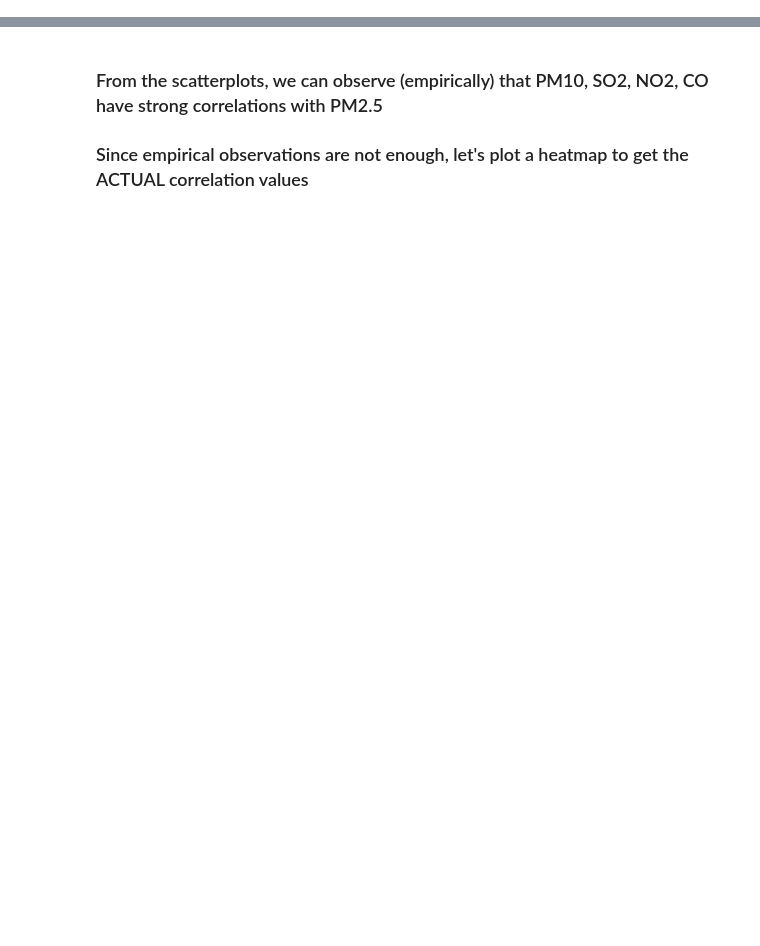
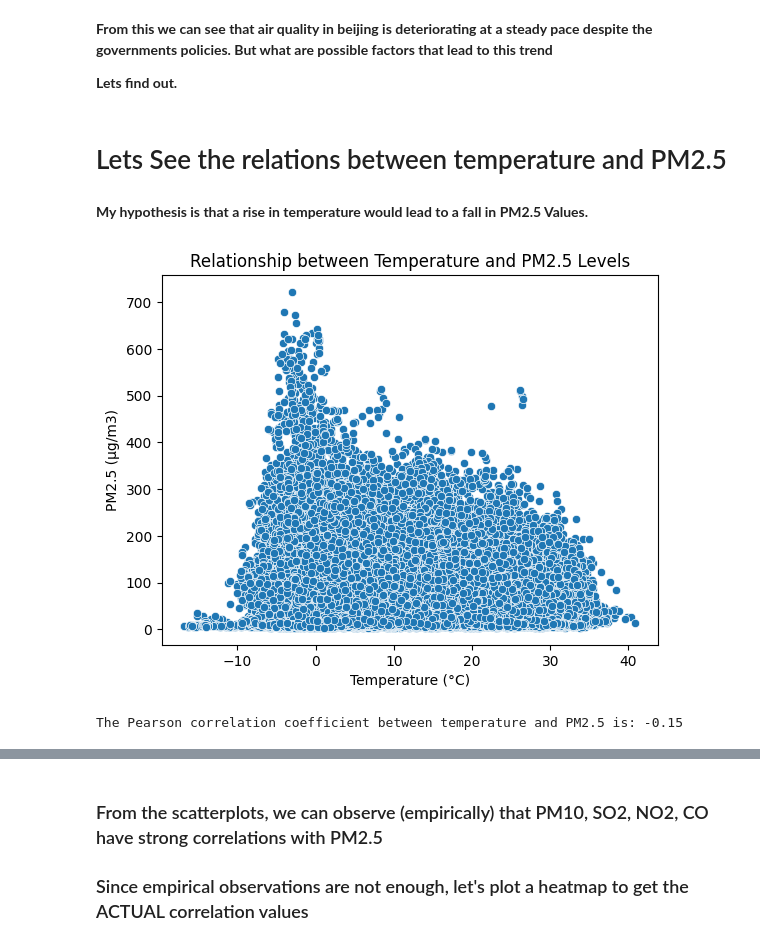
Before and after one commit to maxwellau2/SC1015MiniProject, a Jupyter notebook: EDA.ipynb, the cells around one changed output, grey strips where cells are left out. Cells and saved outputs as stored; diff of their text form; code cells hidden in the pictures; blank space fills up the shorter version.

```diff
--- a/EDA.ipynb
+++ b/EDA.ipynb
@@ -254,0 +41,3 @@ scatter_matrix_plot_seaborn(transformed_df, 'PM2.5')
+# %%
+df = pd.read_csv("data/cleaned.csv")
+df
@@ -254,0 +137,22 @@ scatter_matrix_plot_seaborn(transformed_df, 'PM2.5')
+# %% [markdown]
+**From this we can see that air quality in beijing is deteriorating at a steady pace despite the governments policies. But what are possible factors that lead to this trend**
+
+**Lets find out.**
+# %% [markdown]
+
+# Lets See the relations between temperature and PM2.5
+# %% [markdown]
+**My hypothesis is that a rise in temperature would lead to a fall in PM2.5 Values.**
+# %%
+# Assuming 'df' is your DataFrame and it includes 'Temperature' and 'PM2.5' columns
+sns.scatterplot(x='TEMP', y='PM2.5', data=df)
+plt.title('Relationship between Temperature and PM2.5 Levels')
+plt.xlabel('Temperature (°C)')
+plt.ylabel('PM2.5 (µg/m3)')
+plt.show()
+
+correlation = df['TEMP'].corr(df['PM2.5'])
+print(f"The Pearson correlation coefficient between temperature and PM2.5 is: {correlation:.2f}")
+# %% [output]
+[figure, added]
+The Pearson correlation coefficient between temperature and PM2.5 is: -0.15
```
Also changed, not shown: parts of 77 cells of this notebook, 2 other files.
